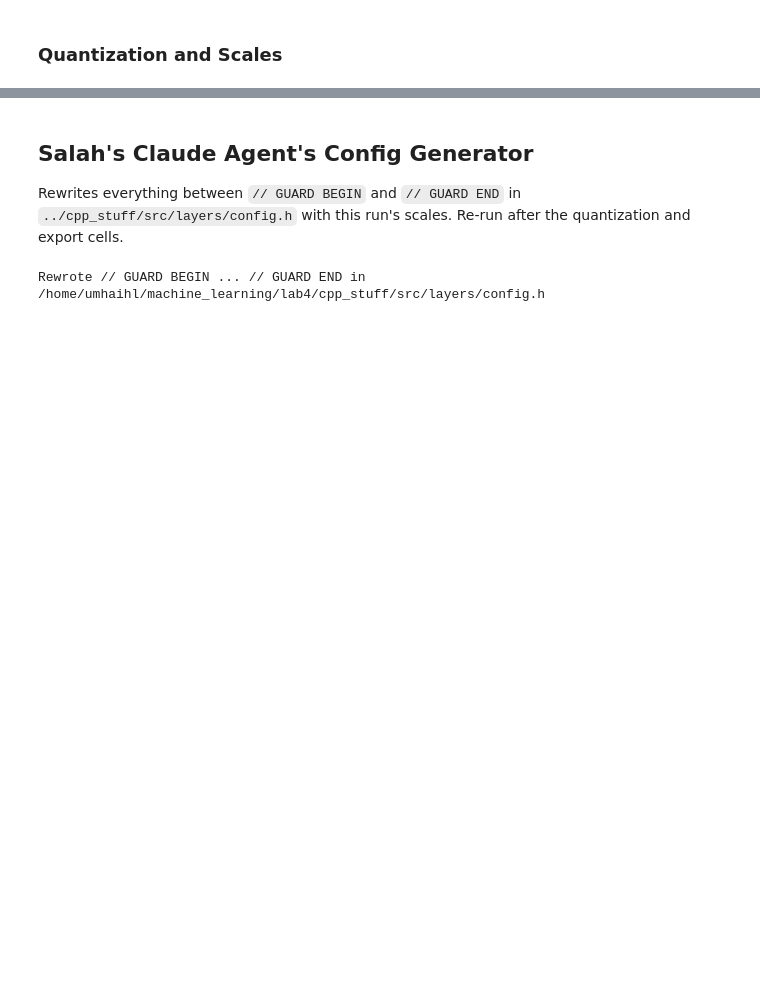
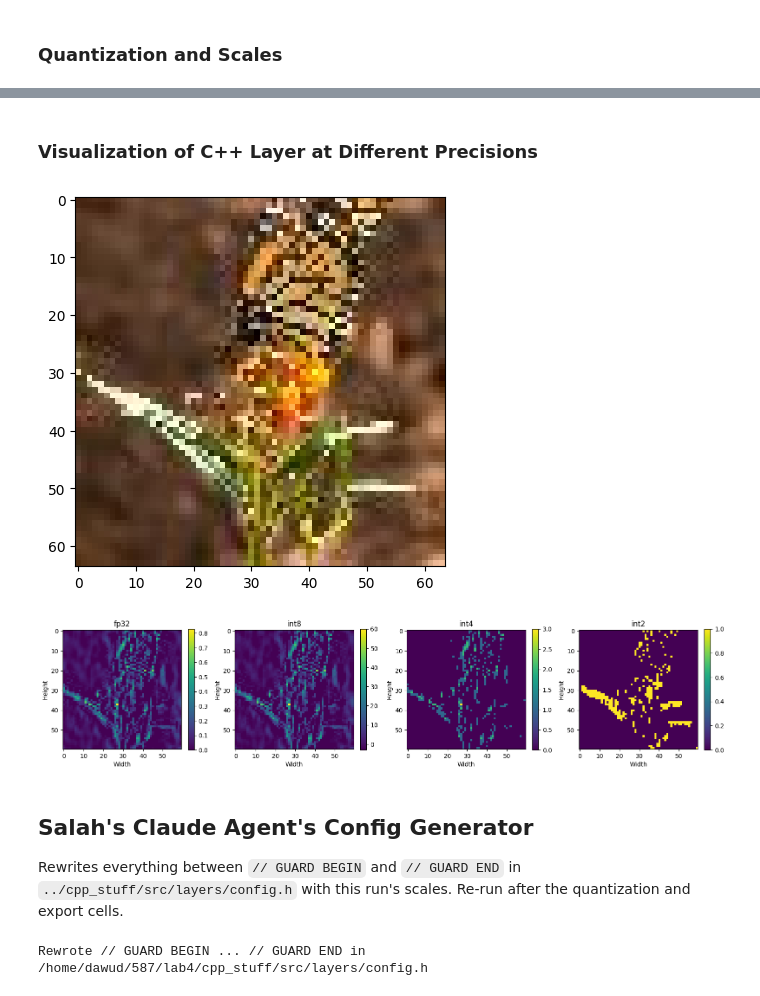
Before and after one commit to airCoder2/cpre587-lab4, a Jupyter notebook: python_stuff/quantizator.ipynb, the cells around one changed output, grey strips where cells are left out. Drawn from its saved outputs; the diff is of its cells as text; code cells hidden in the pictures; blank space fills up the shorter version.

Commit message:
feature map visualization

```diff
--- a/python_stuff/quantizator.ipynb
+++ b/python_stuff/quantizator.ipynb
@@ -770,6 +740,51 @@ for layer_name, biases in combined_b_2q.items():
     biases = np.asarray(biases, dtype=np.int32)
     filepath = os.path.join(biases_dir, f"{layer_name}_biases.bin")
     biases.tofile(filepath)
+# %% [markdown]
+### Visualization of C++ Layer at Different Precisions
+# %%
+# First convolution layer visualization
+
+output_dir = pathlib.Path("cpp_layer_output")
+channel_num = 10
+shape = (60, 60, 32)
+
+files = {"int8" : "conv2d_output_8bit.bin",
+         "int4" : "conv2d_output_4bit.bin",
+         "int2" : "conv2d_output_2bit.bin" }
+
+feature_maps = {}
+
+# load the fp32 output
+fp32_path = pathlib.Path("test_input_feature_maps/conv2d_feature.bin")
+
+fp32_features = np.fromfile(fp32_path, dtype=np.float32)
+fp32_features = fp32_features.reshape(60, 60, 32)
+
+feature_maps["fp32"] = fp32_features[:, :, channel_num]
+
+# load qunatized feature maps
+for quant, filename in files.items():
+    filter = np.fromfile(output_dir / filename, dtype=np.int8)
+
+    filter = filter.reshape(shape)
+    feature_maps[quant] = filter[:, :, channel_num]
+
+plt.imshow(image)
+fig, axes = plt.subplots(1, 4, figsize=(16, 4))
+
+for ax, (name, fmap) in zip(axes, feature_maps.items()):
+    im = ax.imshow(fmap, cmap="viridis")
+    ax.set_title(name)
+    ax.set_xlabel("Width")
+    ax.set_ylabel("Height")
+    fig.colorbar(im, ax=ax, fraction=0.046)
+
+plt.tight_layout()
+plt.show()
+# %% [output]
+[figure, added]
+[figure, added]
 # %% [markdown]
 ## Salah's Claude Agent's Config Generator
 Rewrites everything between `// GUARD BEGIN` and `// GUARD END` in `../cpp_stuff/src/layers/config.h` with this run's scales. Re-run after the quantization and export cells.
@@ -841,4 +856,4 @@ with open(config_h_path, 'w', encoding='utf-8') as f:
 
 print(f'Rewrote {GUARD_BEGIN} ... {GUARD_END} in {config_h_path}')
 # %% [output]
-Rewrote // GUARD BEGIN ... // GUARD END in /home/umhaihl/machine_learning/lab4/cpp_stuff/src/layers/config.h
+Rewrote // GUARD BEGIN ... // GUARD END in /home/dawud/587/lab4/cpp_stuff/src/layers/config.h
```
Also changed, not shown: parts of 8 cells of this notebook, 42 other files.
